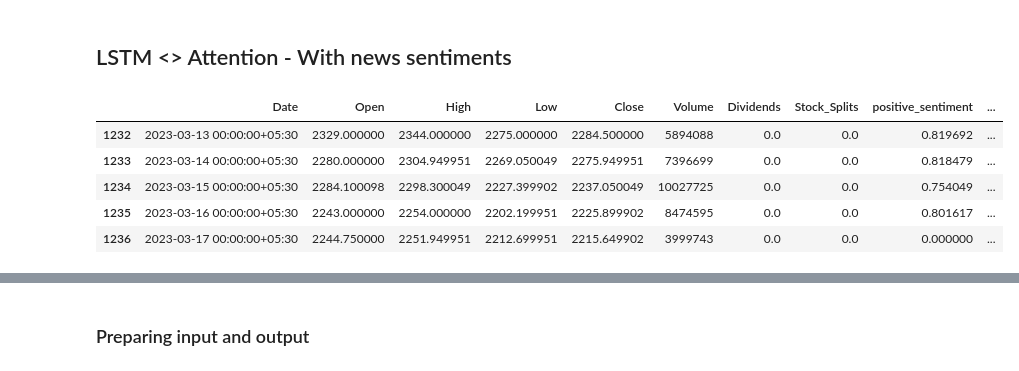
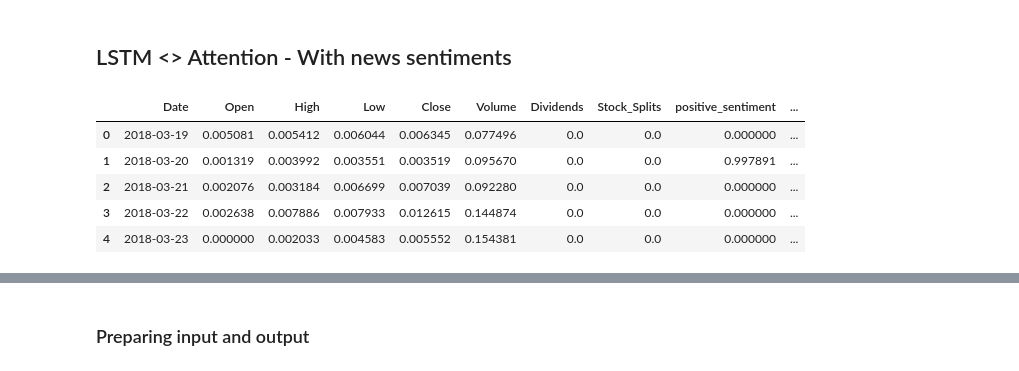
Before and after one commit to ashwinkey04/pred-backend, a Jupyter notebook: fyp_phase_1.ipynb, the cells around one changed output, grey strips where cells are left out. Drawn from its saved outputs; the diff is of its cells as text; code cells hidden in the pictures.

```diff
--- a/fyp_phase_1.ipynb
+++ b/fyp_phase_1.ipynb
@@ -811,0 +803,4 @@ except Exception as e:
+# %%
+stock_data = fin_stock_history.copy()
+stock_data['Date'] =  stock_data['Date'].dt.date
+stock_data.head()
@@ -811,0 +814,11 @@ except Exception as e:
+# %%
+df_fin = stock_data
+
+# Calculate average sentiment scores for each day
+for i,r in df_fin.iterrows():
+    df_fin.at[i,'positive_sentiment'] = np.mean(r['positive_sentiment'])
+    df_fin.at[i,'negative_sentiment'] = np.mean(r['negative_sentiment'])
+    df_fin.at[i,'neutral_sentiment'] = np.mean(r['neutral_sentiment'])
+
+df_fin.fillna(0, inplace=True)
+df_fin.tail()
@@ -894,7 +908,6 @@ input_dim = 1
 hidden_dim = 32
 num_layers = 2
 output_dim = 1
-
 
 # Here we define our model as a class
 class LSTM(nn.Module):
@@ -905,13 +918,12 @@ class LSTM(nn.Module):
 
         # Number of hidden layers
         self.num_layers = num_layers
-
-        # batch_first=True causes input/output tensors to be of shape
-        # (batch_dim, seq_dim, feature_dim)
         self.lstm = nn.LSTM(input_dim, hidden_dim, num_layers, batch_first=True)
 
         # Readout layer
         self.fc = nn.Linear(hidden_dim, output_dim)
+        self.attention = nn.Linear(hidden_dim, 1)
+
 
     def forward(self, x):
         # Initialize hidden state with zeros
@@ -923,6 +935,9 @@ class LSTM(nn.Module):
         # We need to detach as we are doing truncated backpropagation through time (BPTT)
         # If we don't, we'll backprop all the way to the start even after going through another batch
         out, (hn, cn) = self.lstm(x, (h0.detach(), c0.detach()))
+        attention_scores = self.attention(out)
+        attention_weights = torch.softmax(attention_scores, dim=1)
+        attention_vector = torch.sum(attention_weights * out, dim=1)
 
         # Index hidden state of last time step
         # out.size() --> 100, 32, 100
@@ -1047,12 +1073,13 @@ for i,r in df.iterrows():
     df.at[i,'negative_sentiment'] = np.mean(r['negative_sentiment'])
     df.at[i,'neutral_sentiment'] = np.mean(r['neutral_sentiment'])
 # %%
+# df['Date'] =  df['Date'].dt.date
 df.fillna(0, inplace=True)
-df.tail()
+df.head()
 # %% [output]
 |  | Date | Open | High | Low | Close | Volume | Dividends | Stock_Splits | positive_sentiment | ... |
-| 1232 | 2023-03-13 00:00:00+05:30 | 2329.000000 | 2344.000000 | 2275.000000 | 2284.500000 | 5894088 | 0.0 | 0.0 | 0.819692 | ... |
-| 1233 | 2023-03-14 00:00:00+05:30 | 2280.000000 | 2304.949951 | 2269.050049 | 2275.949951 | 7396699 | 0.0 | 0.0 | 0.818479 | ... |
-| 1234 | 2023-03-15 00:00:00+05:30 | 2284.100098 | 2298.300049 | 2227.399902 | 2237.050049 | 10027725 | 0.0 | 0.0 | 0.754049 | ... |
-| 1235 | 2023-03-16 00:00:00+05:30 | 2243.000000 | 2254.000000 | 2202.199951 | 2225.899902 | 8474595 | 0.0 | 0.0 | 0.801617 | ... |
-| 1236 | 2023-03-17 00:00:00+05:30 | 2244.750000 | 2251.949951 | 2212.699951 | 2215.649902 | 3999743 | 0.0 | 0.0 | 0.000000 | ... |
+| 0 | 2018-03-19 | 0.005081 | 0.005412 | 0.006044 | 0.006345 | 0.077496 | 0.0 | 0.0 | 0.000000 | ... |
+| 1 | 2018-03-20 | 0.001319 | 0.003992 | 0.003551 | 0.003519 | 0.095670 | 0.0 | 0.0 | 0.997891 | ... |
+| 2 | 2018-03-21 | 0.002076 | 0.003184 | 0.006699 | 0.007039 | 0.092280 | 0.0 | 0.0 | 0.000000 | ... |
+| 3 | 2018-03-22 | 0.002638 | 0.007886 | 0.007933 | 0.012615 | 0.144874 | 0.0 | 0.0 | 0.000000 | ... |
+| 4 | 2018-03-23 | 0.000000 | 0.002033 | 0.004583 | 0.005552 | 0.154381 | 0.0 | 0.0 | 0.000000 | ... |
```
Also changed, not shown: parts of 34 cells of this notebook.
